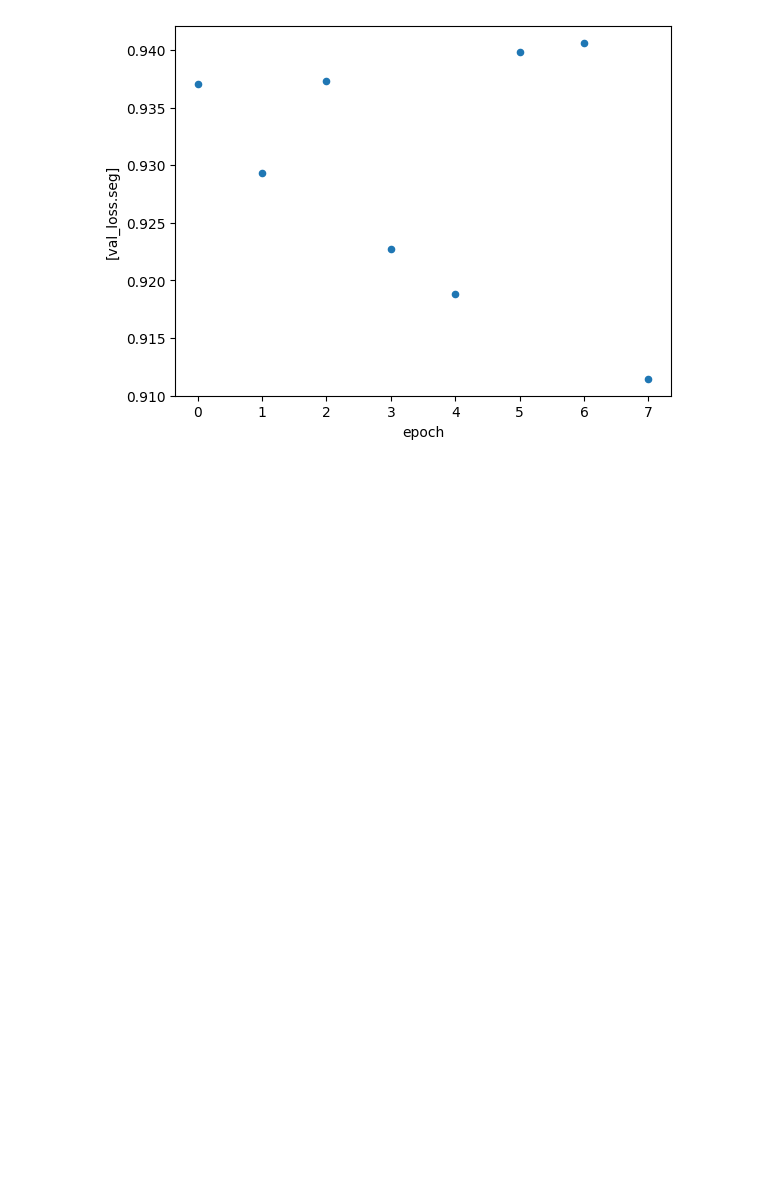
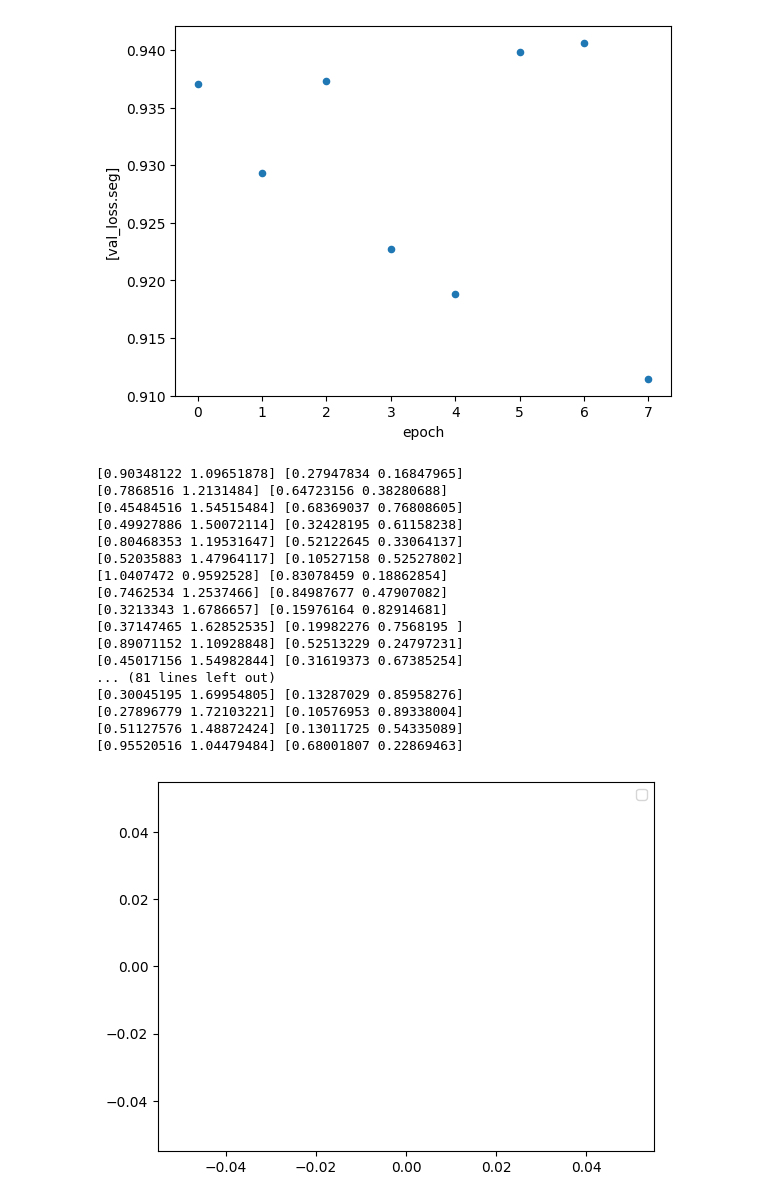
Before and after one commit to ponderbb/multitask-mayhem, a Jupyter notebook: notebooks/4.0-bbejczy-loss-analysis.ipynb, the cells around one changed output. Drawn from its saved outputs; the diff is of its cells as text; code cells hidden in the pictures; blank space fills up the shorter version.

```diff
--- a/notebooks/4.0-bbejczy-loss-analysis.ipynb
+++ b/notebooks/4.0-bbejczy-loss-analysis.ipynb
@@ -38,3 +40,67 @@ df.plot.scatter(y=["val_loss.seg"], x="epoch")
 # %% [output]
 <AxesSubplot: xlabel='epoch', ylabel='[val_loss.seg]'>
 [figure]
+# %%
+import numpy as np
+import matplotlib.pyplot as plt
+
+def relativediff(n1, n2):
+    diff = np.exp((n1 - n2) / n2)
+    return diff / diff.sum()
+
+def dwa(n1, n2, T, K):
+    ratio = n1 / n2
+    return (K * np.exp(ratio/T)) / np.exp(ratio/T).sum()
+# %%
+loss_det = np.random.uniform(0.1, 0.9, 100)
+loss_seg = np.random.uniform(0.1, 0.9, 100)
+
+tasks_array = np.concatenate([loss_det.reshape(-1, 1), loss_seg.reshape(-1, 1)], axis=1)
+
+weightdiff = []
+weightdwa = []
+losses = []
+
+for i, tasks in enumerate(tasks_array):
+    if i > 2:
+        weightdiff.append(relativediff(tasks, last_tasks))
+        weightdwa.append(dwa(tasks, last_tasks, 2, 2))
+    else:
+        last_tasks = tasks
+
+for weight, tasks in zip(weightdwa, tasks_array[3:]):
+    print(weight, tasks)
+    losses.append(np.multiply(weight, tasks))
+
+res = []
+for a, b in zip(weightdiff, weightdwa):
+    res.append(a - b)
+
+
+losses_array = np.array(losses)
+# plt.plot(loss_det)
+# plt.plot(loss_seg)
+# plt.plot(np.array(weightdiff)[:,0])
+# plt.plot(np.array(weightdwa)[:,0])
+plt.plot()
+plt.legend(["relativediff", "dwa"])
+plt.show()
+# %% [output]
+[0.90348122 1.09651878] [0.27947834 0.16847965]
+[0.7868516 1.2131484] [0.64723156 0.38280688]
+[0.45484516 1.54515484] [0.68369037 0.76808605]
+[0.49927886 1.50072114] [0.32428195 0.61158238]
+[0.80468353 1.19531647] [0.52122645 0.33064137]
+[0.52035883 1.47964117] [0.10527158 0.52527802]
+[1.0407472 0.9592528] [0.83078459 0.18862854]
+[0.7462534 1.2537466] [0.84987677 0.47907082]
+[0.3213343 1.6786657] [0.15976164 0.82914681]
+[0.37147465 1.62852535] [0.19982276 0.7568195 ]
+[0.89071152 1.10928848] [0.52513229 0.24797231]
+[0.45017156 1.54982844] [0.31619373 0.67385254]
+... (81 lines left out)
+[0.30045195 1.69954805] [0.13287029 0.85958276]
+[0.27896779 1.72103221] [0.10576953 0.89338004]
+[0.51127576 1.48872424] [0.13011725 0.54335089]
+[0.95520516 1.04479484] [0.68001807 0.22869463]
+[figure, added]
```
Also changed, not shown: parts of 3 cells of this notebook, 10 other files.
